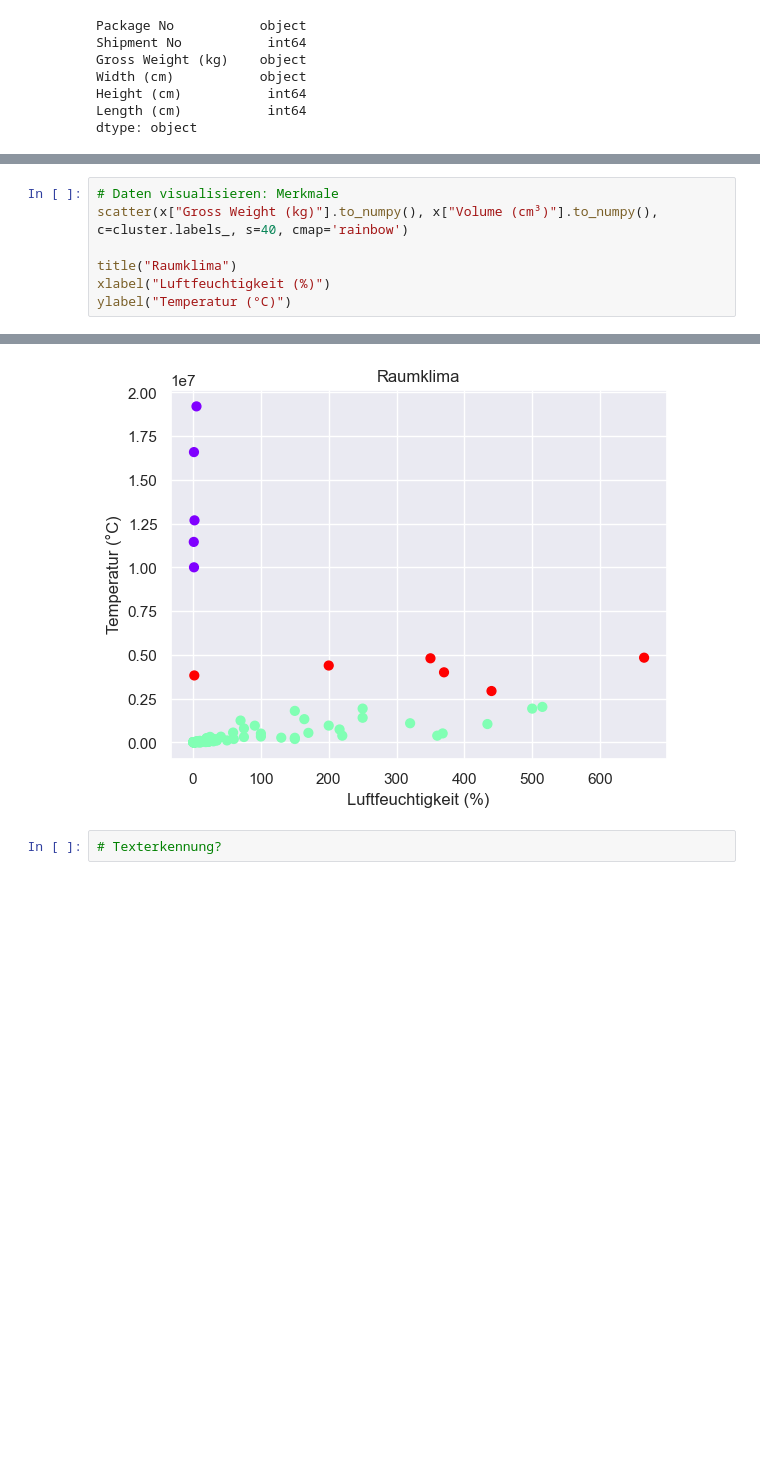
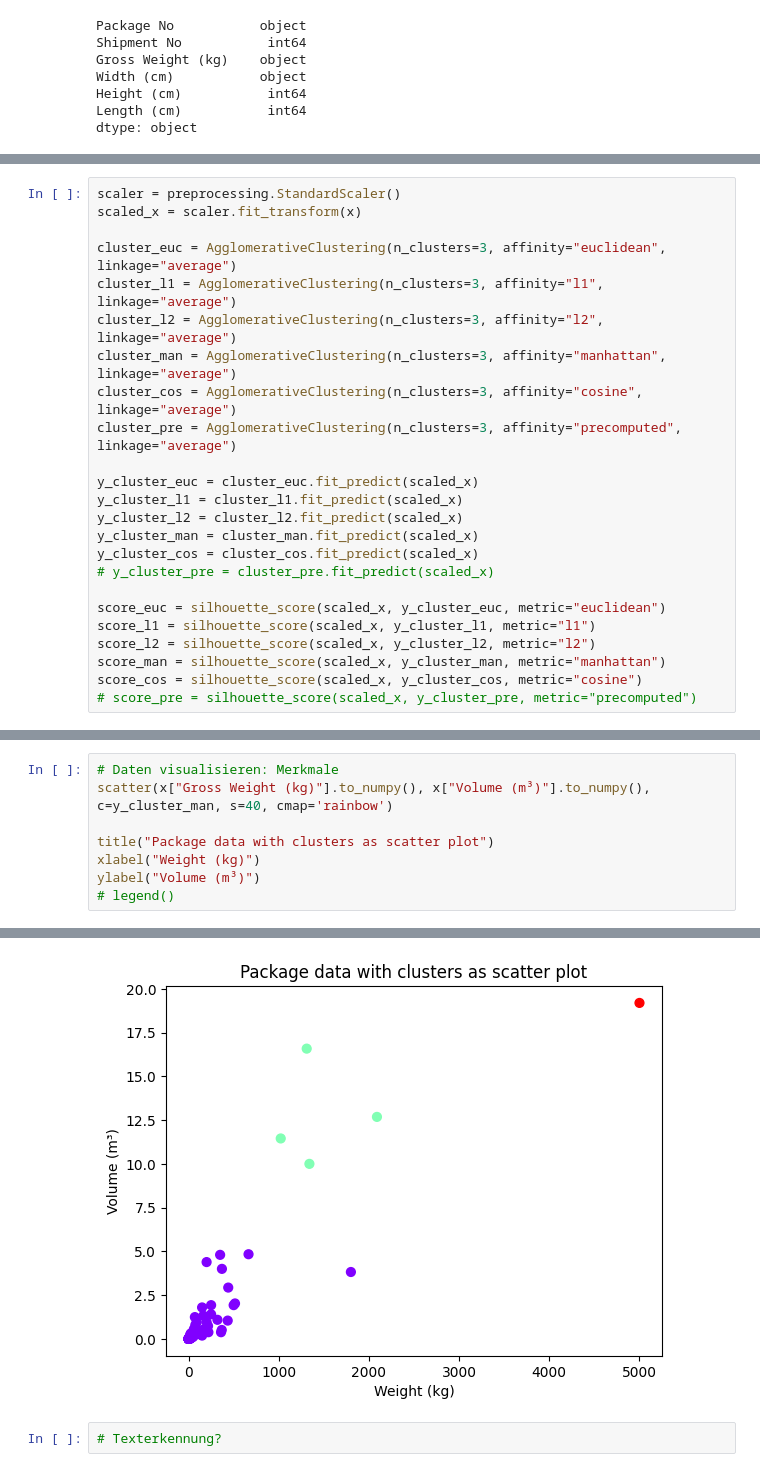
Before and after one commit to FrankCastlepancakes/ClusteringScikitLearn, a Jupyter notebook: notebook.ipynb, the cells around one changed output, grey strips where cells are left out. Drawn from its saved outputs; the diff is of its cells as text; blank space fills up the shorter version.

```diff
--- a/notebook.ipynb
+++ b/notebook.ipynb
@@ -98,0 +85,24 @@ array([1, 1, 1, 1, 1, 1, 1, 0, 1, 1, 1, 1, 1, 1, 1, 1, 1, 1, 1, 1, 2, 1,
+# %%
+scaler = preprocessing.StandardScaler()
+scaled_x = scaler.fit_transform(x)
+
+cluster_euc = AgglomerativeClustering(n_clusters=3, affinity="euclidean", linkage="average")
+cluster_l1 = AgglomerativeClustering(n_clusters=3, affinity="l1", linkage="average")
+cluster_l2 = AgglomerativeClustering(n_clusters=3, affinity="l2", linkage="average")
+cluster_man = AgglomerativeClustering(n_clusters=3, affinity="manhattan", linkage="average")
+cluster_cos = AgglomerativeClustering(n_clusters=3, affinity="cosine", linkage="average")
+cluster_pre = AgglomerativeClustering(n_clusters=3, affinity="precomputed", linkage="average")
+
+y_cluster_euc = cluster_euc.fit_predict(scaled_x)
+y_cluster_l1 = cluster_l1.fit_predict(scaled_x)
+y_cluster_l2 = cluster_l2.fit_predict(scaled_x)
+y_cluster_man = cluster_man.fit_predict(scaled_x)
+y_cluster_cos = cluster_cos.fit_predict(scaled_x)
+# y_cluster_pre = cluster_pre.fit_predict(scaled_x)
+
+score_euc = silhouette_score(scaled_x, y_cluster_euc, metric="euclidean")
+score_l1 = silhouette_score(scaled_x, y_cluster_l1, metric="l1")
+score_l2 = silhouette_score(scaled_x, y_cluster_l2, metric="l2")
+score_man = silhouette_score(scaled_x, y_cluster_man, metric="manhattan")
+score_cos = silhouette_score(scaled_x, y_cluster_cos, metric="cosine")
+# score_pre = silhouette_score(scaled_x, y_cluster_pre, metric="precomputed")
@@ -99,8 +132,9 @@ array([1, 1, 1, 1, 1, 1, 1, 0, 1, 1, 1, 1, 1, 1, 1, 1, 1, 1, 1, 1, 2, 1,
 # %%
 # Daten visualisieren: Merkmale
-scatter(x["Gross Weight (kg)"].to_numpy(), x["Volume (cm³)"].to_numpy(), c=cluster.labels_, s=40, cmap='rainbow')
+scatter(x["Gross Weight (kg)"].to_numpy(), x["Volume (m³)"].to_numpy(), c=y_cluster_man, s=40, cmap='rainbow')
 
-title("Raumklima")
-xlabel("Luftfeuchtigkeit (%)")
-ylabel("Temperatur (°C)")
+title("Package data with clusters as scatter plot")
+xlabel("Weight (kg)")
+ylabel("Volume (m³)")
+# legend()
 # %% [output]
@@ -108,3 +142,3 @@ Text(0, 0.5, 'Temperatur (°C)')
-[figure, old version]
+[figure, new version]
 # %%
 # Texterkennung?
```
Also changed, not shown: parts of 11 cells of this notebook, 3 other files.
